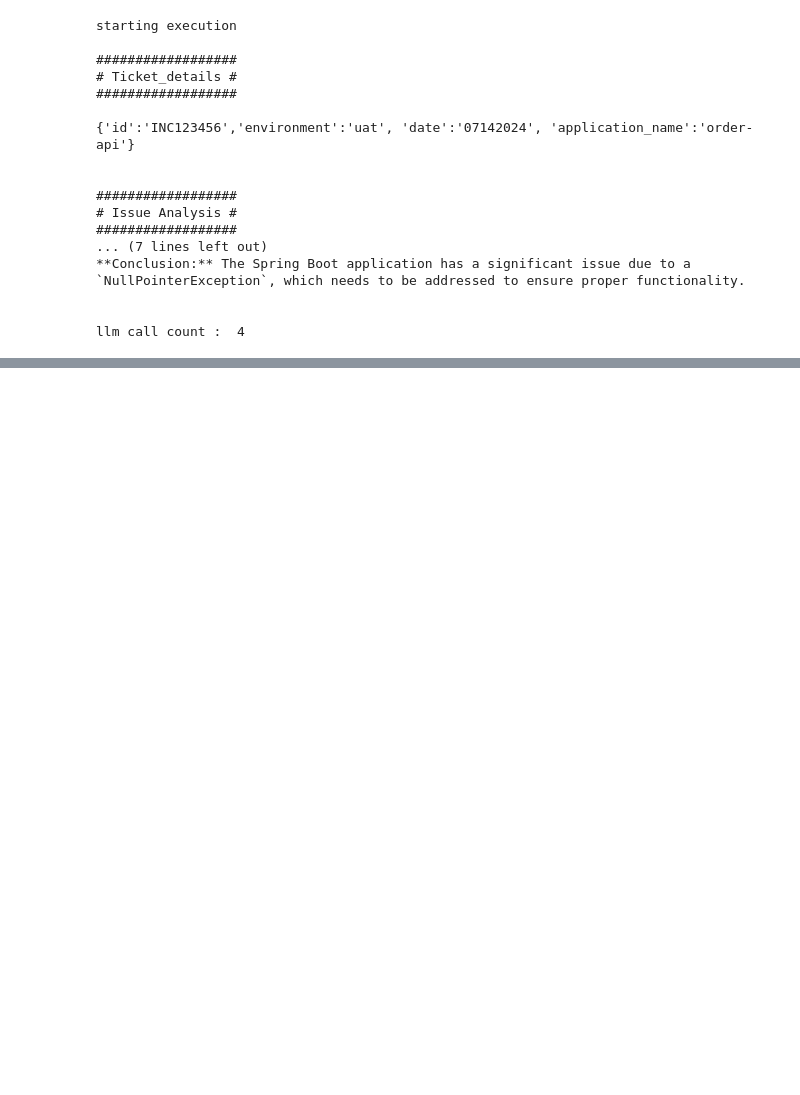
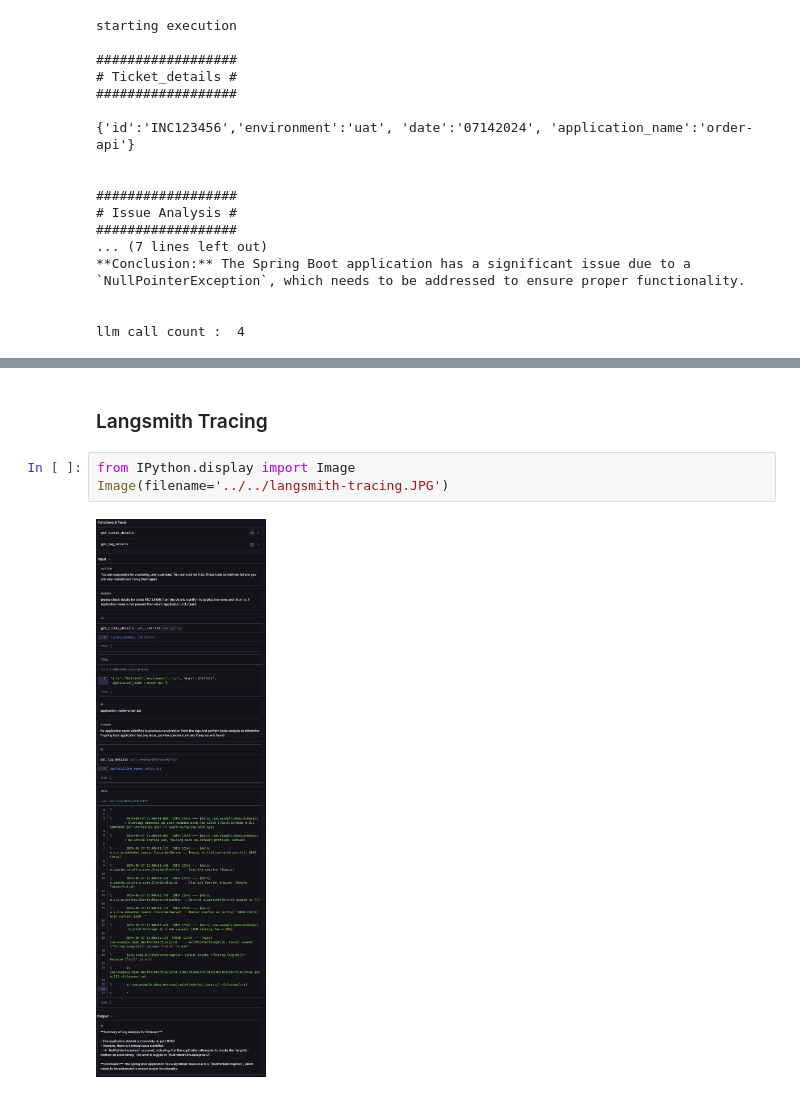
Before and after one commit to mangeshjogade/intelligent-assistants, a Jupyter notebook: src/app/langraph_poc.ipynb, the cells around one changed output, grey strips where cells are left out. Drawn from its saved outputs; the diff is of its cells as text; blank space fills up the shorter version.

Commit message:
langsmith tracing visualizations added

```diff
--- a/src/app/langraph_poc.ipynb
+++ b/src/app/langraph_poc.ipynb
@@ -219,0 +222,7 @@ display(Image(app.get_graph().draw_mermaid_png()))
+# %% [markdown]
+### Langsmith Tracing
+# %%
+from IPython.display import Image
+Image(filename='../../langsmith-tracing.JPG')
+# %% [output]
+[figure, added]
```
Also changed, not shown: parts of 1 cell of this notebook, 2 other files.
